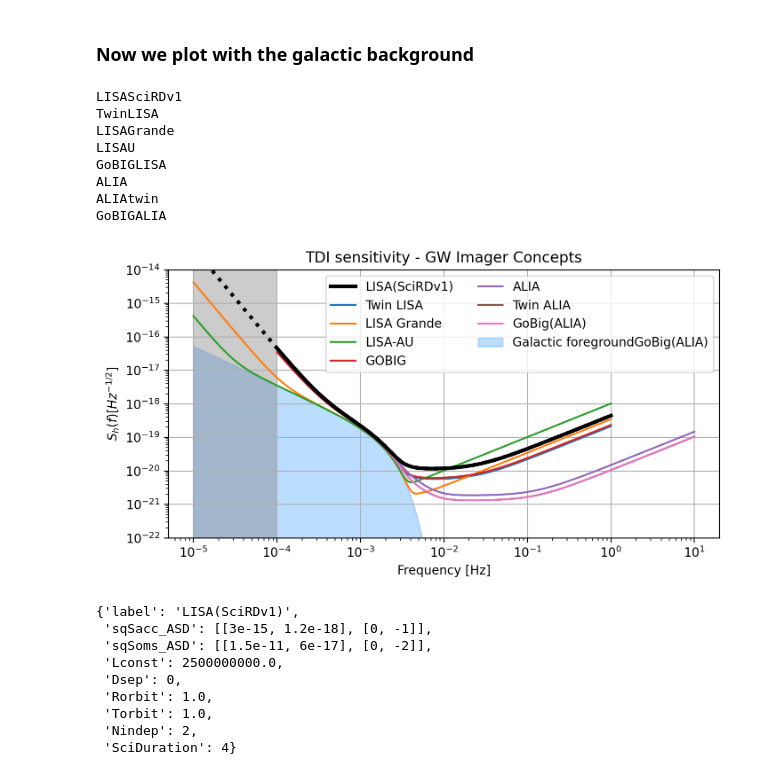
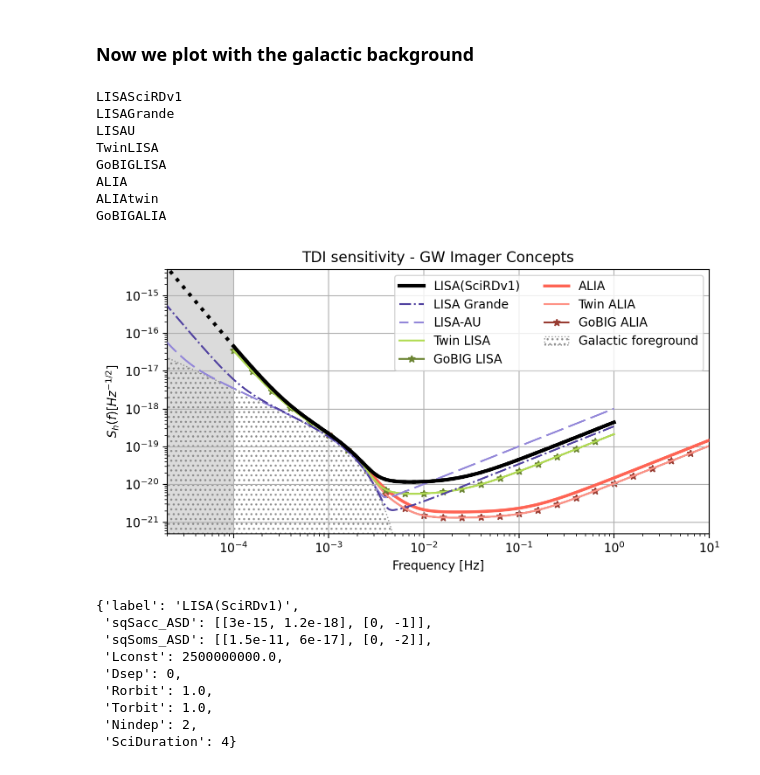
Before and after one commit to JohnGBaker/GWI-metrics, a Jupyter notebook: Notebooks/sensitivityPlotter.ipynb, the cells around one changed output. Drawn from its saved outputs; the diff is of its cells as text; code cells hidden in the pictures.

```diff
--- a/Notebooks/sensitivityPlotter.ipynb
+++ b/Notebooks/sensitivityPlotter.ipynb
@@ -75,3 +75,18 @@ f_m = -4, 0
 f_d = -3, 1
 
 faxis = dict(zip(all_missions,(f_m,f_m, f_m, f_m,f_m, f_mu, f_mu, f_mu, f_mu, f_m, f_d, f_d, f_d, f_d, f_d, f_d, f_d)))
+# %%
+# plot settings
+
+# define colors:
+
+pinks = ["#fe6454","#983c32","#fe9387"]
+yellows = ["#6b8432", "#b2dc53",]
+blues = ["#9387d9", "#5142a0"]
+
+
+colpal = dict(zip(missions, ("k", blues[1],blues[0],yellows[1],yellows[0], pinks[0], pinks[2], pinks[1])))
+linepal = dict(zip(missions, ("-", "-.", (5, (10, 3)), "-", "-", "-", "-", "-" )))
+markpal = dict(zip(missions, ("none", "none", "none", "none", "*", "none", "none", "*")))
+widthpal = dict(zip(missions, (3, 1.5, 1.5, 1.5, 1.5, 2.5, 1.5, 1.5)))
+zorderpal = dict(zip(missions, [len(missions)-i for i in range(len(m))]))
@@ -100,7 +126,7 @@ faxis
 # %%
 # f = np.logspace(-5,1,1000)
 
-fig = plt.figure(figsize=(6,4),dpi=200)
+fig = plt.figure(figsize=(8,4),dpi=200)
 ax = fig.add_subplot(1,1,1)
 
 for m in missions:
@@ -113,22 +139,22 @@ for m in missions:
     if m == 'LISASciRDv1':
         #ax.plot(fr,np.sqrt(Shr),label=model.get('label'), color = 'r', ls='none', lw=2, zorder=len(m), marker = '.', markersize = '10')
         ax.plot(np.logspace(-5, 0, 1000 ),np.sqrt(metrics.makeSensitivity(np.logspace(-5, 0, 1000 ), model, style = 'TN')), color = 'k', ls=':', lw=2, zorder=len(m))
-        ax.plot(f,np.sqrt(Sh),label=model.get('label'), color = 'k', ls='-', lw=2, zorder=len(m))
+        ax.plot(f,np.sqrt(Sh),label=model.get('label'), color = colpal[m], ls=linepal[m], lw=2, marker = markpal[m], markevery = 10, zorder=len(m))
         print('f', 'S_h', sep='\t')
         for a, b in zip(fr,Shr):
 
             print(a, b, sep='\t')
     else:
-        ax.plot(f,np.sqrt(Sh),label=model.get('label'))
+        ax.plot(f,np.sqrt(Sh),label=model.get('label'), color=colpal[m],  ls=linepal[m], marker = markpal[m], markevery=50)
 
-ax.fill_between([1e-5, 1e-4], y1=1e-14, y2=1e-23, color= 'grey', alpha = 0.4, edgecolor='none')
+ax.fill_between([1e-5, 1e-4], y1=1e-14, y2=1e-23, color= 'grey', alpha = 0.4, edgecolor='grey')
 plt.title(r'TDI sensitivity - GW Imager Concepts')
 ax.set_xscale('log')
 ax.set_yscale('log')
 plt.xlabel('Frequency [Hz]')
 plt.ylabel(r'$S_h(f) [Hz^{-1/2}]$')
-plt.ylim([1e-22,1e-14])
-#plt.xlim([2e-5,1e0])
+plt.ylim([5e-22,5e-15])
+plt.xlim([2e-5,1e1])
 plt.legend(loc='upper right')
 ax.grid(True)
 plt.savefig('../plots/GWImager_sensitivities.png')
@@ -194,41 +220,42 @@ for m in missions:
     f  = np.logspace(faxis[m][0],faxis[m][1], 1000 )
     model = eval('concepts.%s' % m)
     model = bg.add2model(model)
 
     Sh = metrics.makeSensitivity(f, model, style = 'TN')
     Shr = metrics.makeSensitivity(fr, model, style = 'TN')
     if m == 'LISASciRDv1':
         ax.plot(np.logspace(-5, 0, 1000 ),np.sqrt(metrics.makeSensitivity(np.logspace(-5, 0, 1000 ), model, style = 'TN')), color = 'k', ls=':', lw=3, zorder=len(m))
-        ax.plot(f,np.sqrt(Sh),label=model.get('label')[:-9], color = 'k', ls='-', lw=3, zorder=len(m))
+        ax.plot(f,np.sqrt(Sh),label=model.get('label')[:-9], color = colpal[m], ls=linepal[m], lw=widthpal[m], zorder=zorderpal[m])
 
     else:
-        ax.plot(f,np.sqrt(Sh),label=model.get('label')[:-9])
+        ax.plot(f,np.sqrt(Sh),label=model.get('label')[:-9],color = colpal[m], ls=linepal[m], lw=widthpal[m], marker = markpal[m], markevery=50, zorder=zorderpal[m])
 
 #ax.plot(f_bg,np.sqrt(S_bg),label=model.get('label'))
-ax.fill_between(f_bg, np.sqrt(S_bg), y2=1e-23, color= 'dodgerblue', alpha = 0.3, label = 'Galactic foreground')
-ax.fill_between([1e-5, 1e-4], y1=1e-14, y2=1e-23, color= 'grey', alpha = 0.4, edgecolor='none')
+ax.fill_between([1e-5, 1e-4], y1=1e-14, y2=1e-23, color= 'lightgrey', alpha = 0.8, edgecolor='none')
+
+ax.fill_between(f_bg, np.sqrt(S_bg), y2=1e-23, color = 'none', edgecolor= 'grey', hatch= '...', alpha = 0.8, ls = ':', label = 'Galactic foreground')
 plt.title(r'TDI sensitivity - GW Imager Concepts')
 ax.set_xscale('log')
 ax.set_yscale('log')
 plt.xlabel('Frequency [Hz]')
 plt.ylabel(r'$S_h(f) [Hz^{-1/2}]$')
-plt.ylim([1e-22,1e-14])
-#plt.xlim([2e-5,1e0])
+plt.ylim([5e-22,5e-15])
+plt.xlim([2e-5,1e1])
 plt.legend(ncol=2,loc='upper right')
 ax.grid(True)
 plt.savefig('../plots/GWImager_sensitivities_gal.png')
 plt.savefig('../plots/GWImager_sensitivities_gal.pdf')
 plt.show()
 # %% [output]
 LISASciRDv1
-TwinLISA
 LISAGrande
 LISAU
+TwinLISA
 GoBIGLISA
 ALIA
 ALIAtwin
 GoBIGALIA
-[figure, old version]
+[figure, new version]
 # %%
 
 eval('concepts.%s' % missions[0])
```
Also changed, not shown: parts of 3 cells of this notebook.
